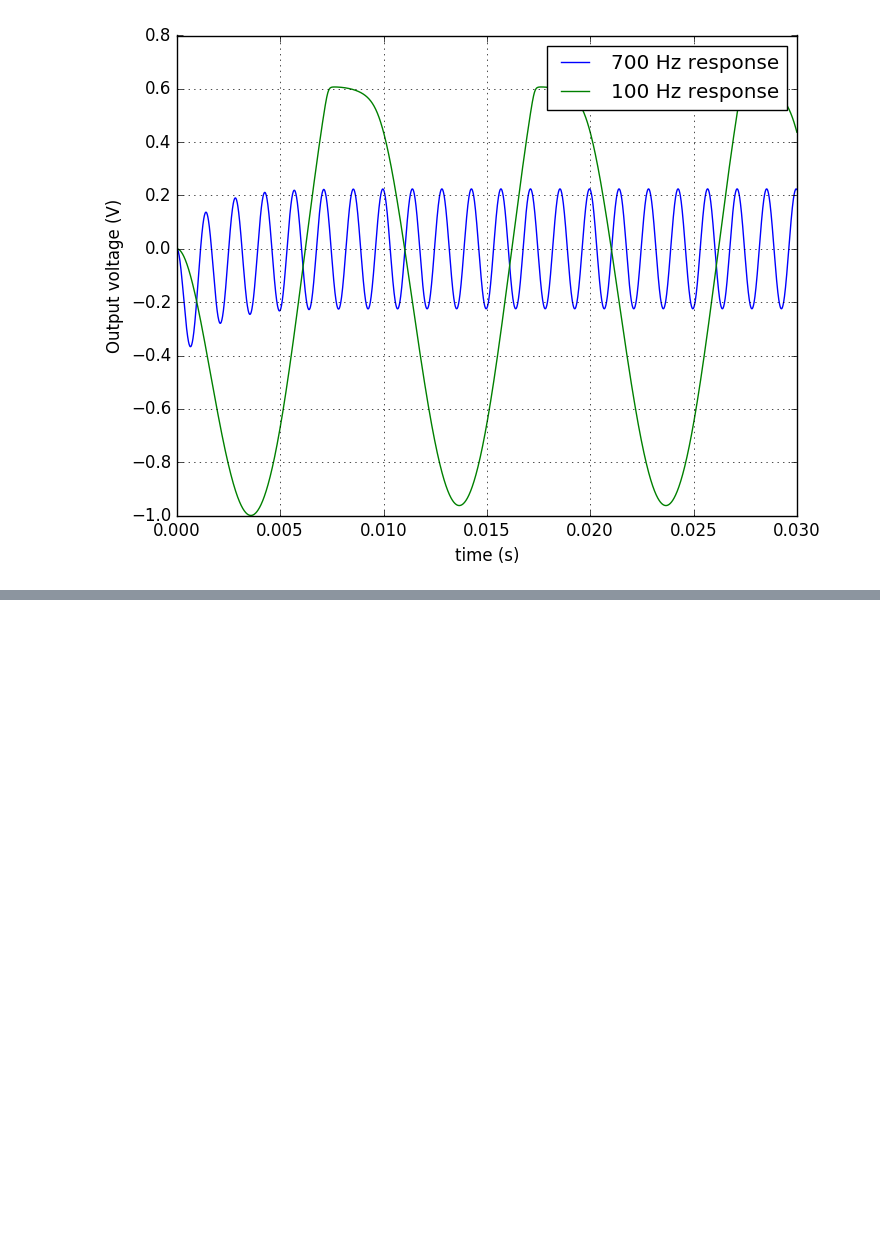
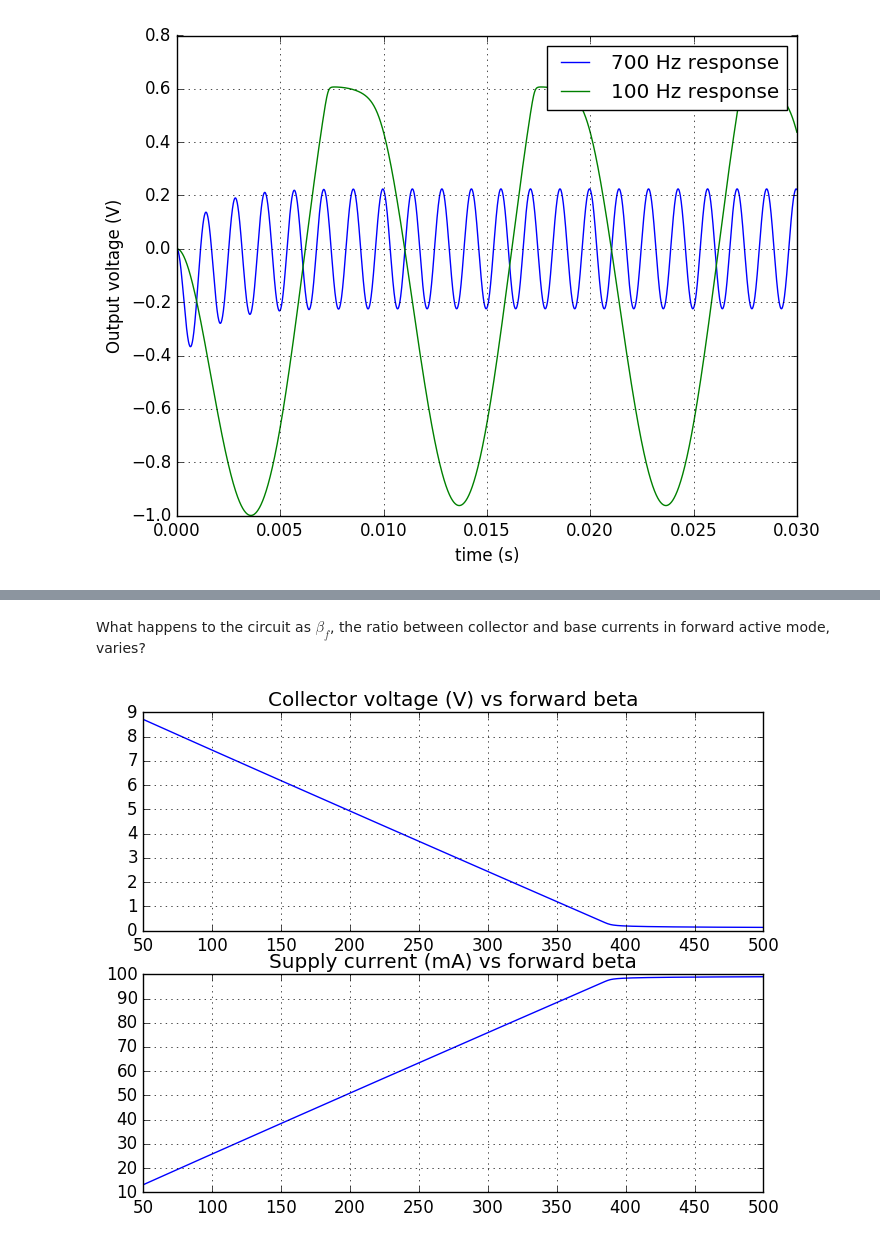
Before and after one commit to mridsole/SimpleCircuits.jl, a Jupyter notebook: MATH3976 Project - Rapisarda 440429320.ipynb, the cells around one changed output, grey strips where cells are left out. Drawn from its saved outputs; the diff is of its cells as text; code cells hidden in the pictures; blank space fills up the shorter version.

```diff
--- a/MATH3976 Project - Rapisarda 440429320.ipynb
+++ b/MATH3976 Project - Rapisarda 440429320.ipynb
@@ -210,0 +213,18 @@ ylabel("Output voltage (V)");
+# %%
+circ = Circuit()
+vcc = DCVoltageSource(10.)
+rc = Resistor(100.)
+rb1 = Resistor(30e+3)
+rb2 = Resistor(10e+3)
+q1 = NPN(βf=100.)
+
+connect!(circ, vcc.pLow, circ.gnd)
+connect!(circ, vcc.pHigh, rc.p1, "VCC")
+connect!(circ, rc.p2, q1.pC, "Vout")
+connect!(circ, rb1.p1, vcc.pHigh)
+connect!(circ, rb1.p2, q1.pB, "VB")
+connect!(circ, rb2.p1, rb1.p2)
+connect!(circ, rb2.p2, circ.gnd)
+connect!(circ, q1.pE, circ.gnd)
+
+cop = op(circ)
@@ -210,0 +239,22 @@ ylabel("Output voltage (V)");
+# %% [markdown]
+What happens to the circuit as $\beta_f$, the ratio between collector and base currents in forward active mode, varies?
+# %%
+# what happens to the node voltages as the forward Ic/Ib ratio parameter (βf) varies?
+q1.βf = :βf
+
+params = Dict(:βf => 50.)
+
+βf_range = 50.:1.:500.
+cop = dc_sweep(circ, :βf, βf_range, params)
+
+# plot the output voltage, and also plot the current through VCC
+subplot(2, 1, 1)
+grid(b=true, which="major")
+title("Collector voltage (V) vs forward beta")
+plot(βf_range, cop[q1.pC])
+subplot(2, 1, 2)
+title("Supply current (mA) vs forward beta")
+grid(b=true, which="major")
+plot(βf_range, 1e+3 * cop[vcc]);
+# %% [output]
+[figure, added]
```
Also changed, not shown: parts of 8 cells of this notebook.
